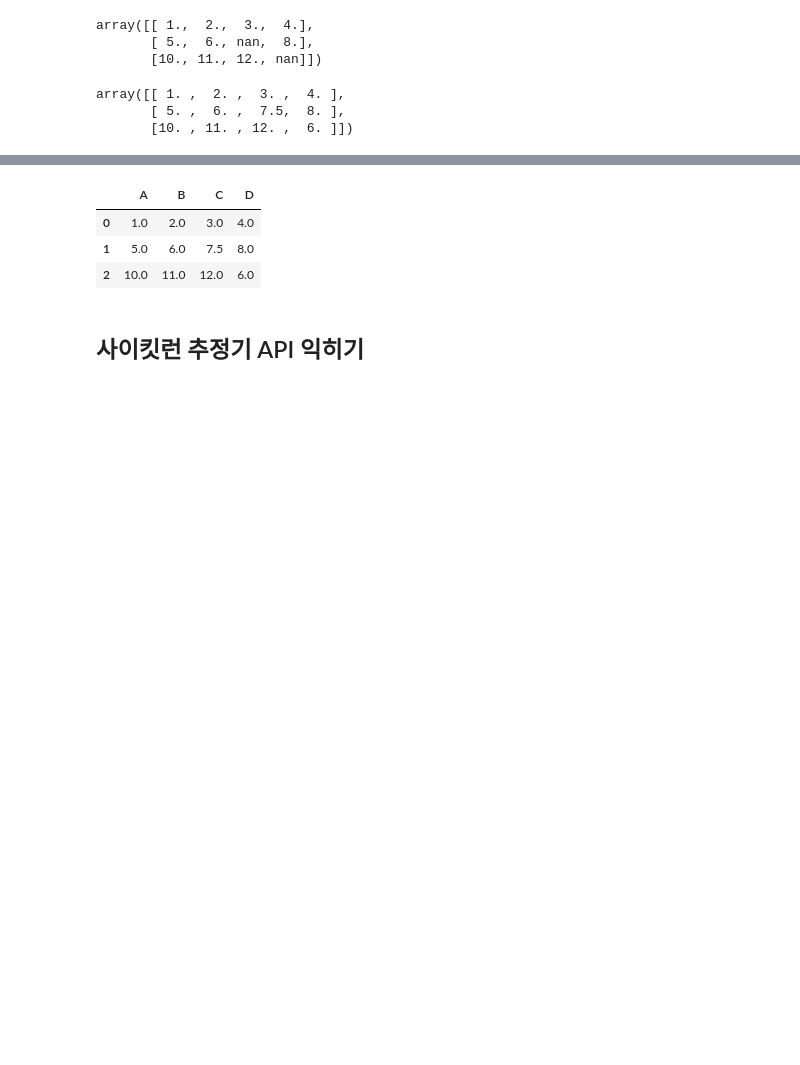
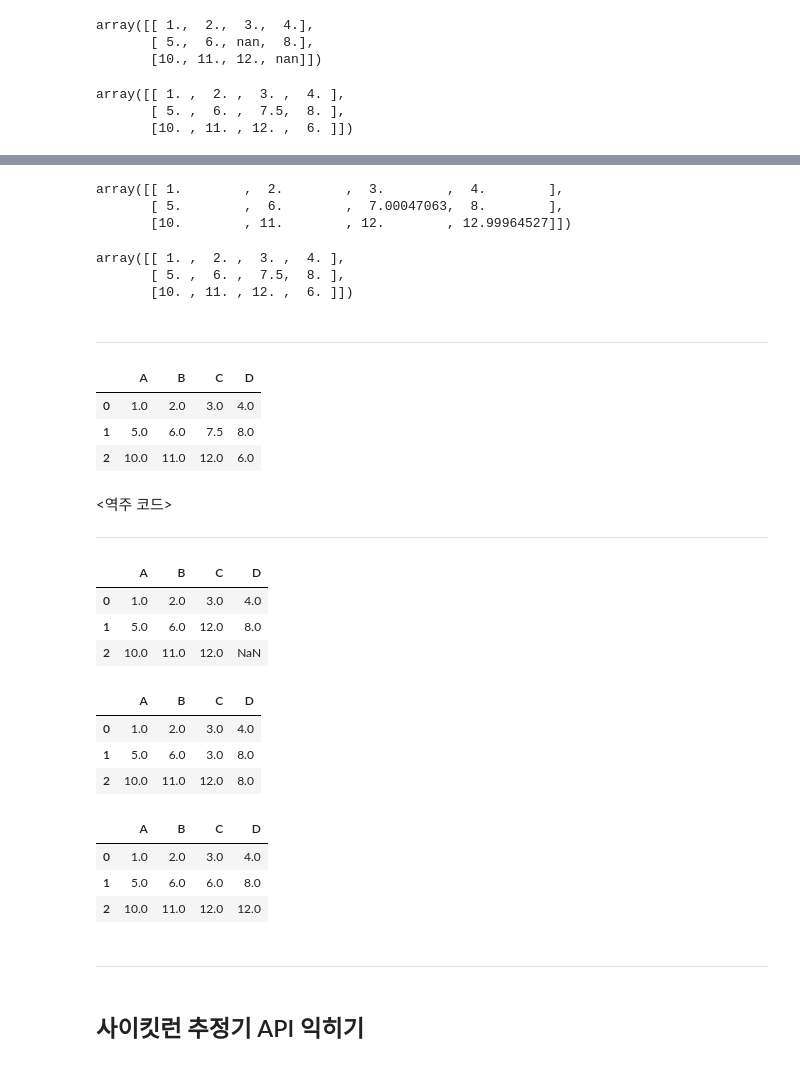
Before and after one commit to rickiepark/ml-with-pytorch, a Jupyter notebook: ch04/ch04.ipynb, the cells around one changed output, grey strips where cells are left out. Drawn from its saved outputs; the diff is of its cells as text; code cells hidden in the pictures; blank space fills up the shorter version.

```diff
--- a/ch04/ch04.ipynb
+++ b/ch04/ch04.ipynb
@@ -186,3 +227,24 @@ array([[ 1. ,  2. ,  3. ,  4. ],
+# %%
+from sklearn.experimental import enable_iterative_imputer
+from sklearn.impute import IterativeImputer
+
+iimr = IterativeImputer()
+iimr.fit_transform(df.values)
+# %% [output]
+array([[ 1.        ,  2.        ,  3.        ,  4.        ],
+       [ 5.        ,  6.        ,  7.00047063,  8.        ],
+       [10.        , 11.        , 12.        , 12.99964527]])
+# %%
+from sklearn.impute import KNNImputer
+
+kimr = KNNImputer()
+kimr.fit_transform(df.values)
+# %% [output]
+array([[ 1. ,  2. ,  3. ,  4. ],
+       [ 5. ,  6. ,  7.5,  8. ],
+       [10. , 11. , 12. ,  6. ]])
+# %% [markdown]
+---
 # %%
 df.fillna(df.mean())
 # %% [output]
@@ -190,6 +252,33 @@ df.fillna(df.mean())
 | 0 | 1.0 | 2.0 | 3.0 | 4.0 |
 | 1 | 5.0 | 6.0 | 7.5 | 8.0 |
 | 2 | 10.0 | 11.0 | 12.0 | 6.0 |
+# %% [markdown]
+<역주 코드>
+
+---
+# %%
+df.fillna(method='bfill') # method='backfill'와 같습니다
+# %% [output]
+|  | A | B | C | D |
+| 0 | 1.0 | 2.0 | 3.0 | 4.0 |
+| 1 | 5.0 | 6.0 | 12.0 | 8.0 |
+| 2 | 10.0 | 11.0 | 12.0 | NaN |
+# %%
+df.fillna(method='ffill') # method='pad'와 같습니다
+# %% [output]
+|  | A | B | C | D |
+| 0 | 1.0 | 2.0 | 3.0 | 4.0 |
+| 1 | 5.0 | 6.0 | 3.0 | 8.0 |
+| 2 | 10.0 | 11.0 | 12.0 | 8.0 |
+# %%
+df.fillna(method='ffill', axis=1)
+# %% [output]
+|  | A | B | C | D |
+| 0 | 1.0 | 2.0 | 3.0 | 4.0 |
+| 1 | 5.0 | 6.0 | 6.0 | 8.0 |
+| 2 | 10.0 | 11.0 | 12.0 | 12.0 |
+# %% [markdown]
+---
 # %% [markdown]
 ## 사이킷런 추정기 API 익히기
 # %%
```
Also changed, not shown: parts of 54 cells of this notebook.
